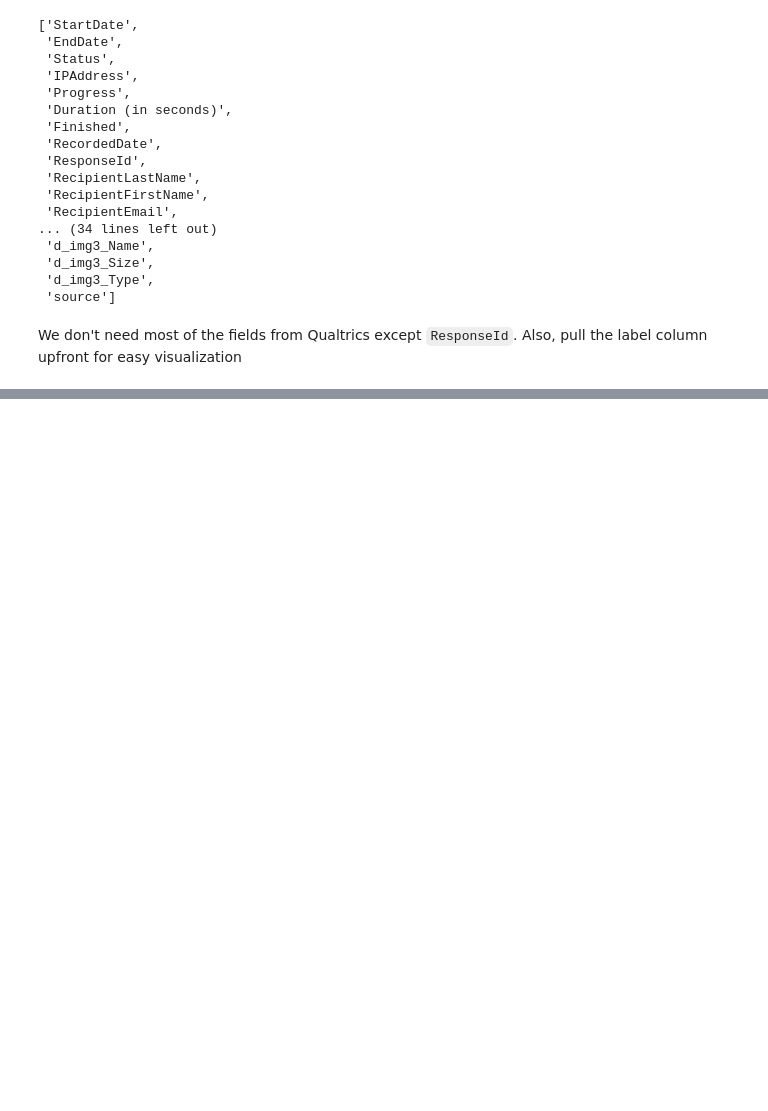
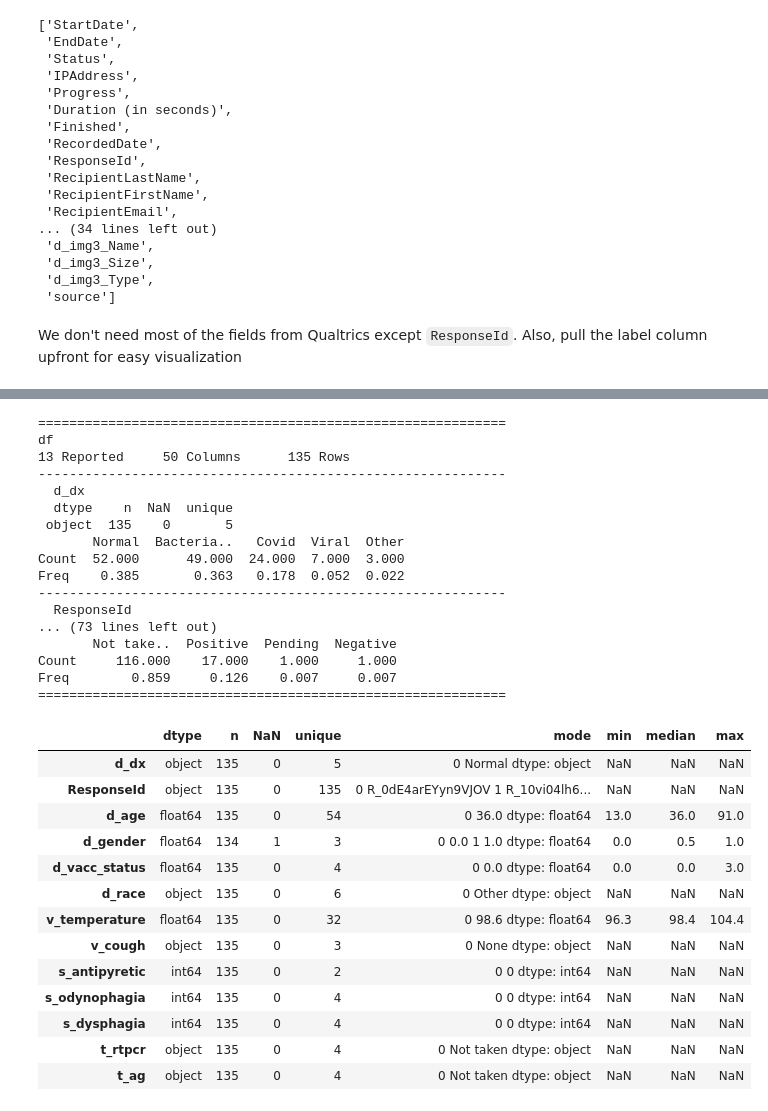
Before and after one commit to rmadhira86/w251-finalproject, a Jupyter notebook: src/visualization/eda.ipynb, the cells around one changed output, grey strips where cells are left out. Cells and saved outputs as stored; diff of their text form; code cells hidden in the pictures; blank space fills up the shorter version.

```diff
--- a/src/visualization/eda.ipynb
+++ b/src/visualization/eda.ipynb
@@ -125,0 +179,2 @@ object
+# %%
+df_clean['v_temperature'] = np.where(df_clean['v_temp_unit'] == 'Celsius', round(df_clean['v_temp_c']*1.8 +32 ,1), df_clean['v_temp_f'])
@@ -125,0 +187,16 @@ object
+# %%
+df_clean = df_clean.replace({'d_gender':{'Male':0,'Female':1},
+                 's_antipyretic': {"No":0,"Yes":1},
+                 's_odynophagia': {'None':0, 'Low':1, 'Medium':2,'High':3},
+                 's_dysphagia' : {'None':0, 'Low':1, 'Medium':2,'High':3}})
+# %%
+df_clean['t_med2'] = [str.split(
+    re.sub(r'^\s+|\s+$',  '',
+        re.sub(r',[,\s]', ',',
+               str(x).lower().replace(' and ',',').replace('antibiotics','antibiotic')
+               )),
+    ',')
+  for x in df_clean['t_med']]
+df_med = df_clean['t_med2'].explode().str.get_dummies().sum(level=0).add_prefix('t_med_')
+df_clean = df_clean.join(df_med)
+df_clean.head()
@@ -125,0 +210,42 @@ object
+# %%
+df_clean_cols = df_clean.columns
+req_cols = ['d_dx','ResponseId','d_age','d_gender','d_vacc_status','d_race','v_temperature', 'v_cough']
+symptom_cols = [c for c in df_clean_cols if c.startswith('s_') and not 'day' in c]
+treat_cols = [c for c in df_clean_cols if c.startswith('t_') and not 'date' in c and not 'med' in c]
+med_cols = [c for c in df_clean_cols if c.startswith('t_med_')]
+final_cols = req_cols + symptom_cols + treat_cols + med_cols
+# %%
+df_final = df_clean[final_cols]
+eda(df_final, req_cols+symptom_cols+treat_cols)
+# %% [output]
+============================================================
+df
+13 Reported     50 Columns      135 Rows
+------------------------------------------------------------
+  d_dx
+  dtype    n  NaN  unique
+ object  135    0       5
+       Normal  Bacteria..   Covid  Viral  Other
+Count  52.000      49.000  24.000  7.000  3.000
+Freq    0.385       0.363   0.178  0.052  0.022
+------------------------------------------------------------
+  ResponseId
+... (73 lines left out)
+       Not take..  Positive  Pending  Negative
+Count     116.000    17.000    1.000     1.000
+Freq        0.859     0.126    0.007     0.007
+============================================================
+|  | dtype | n | NaN | unique | mode | min | median | max |
+| d_dx | object | 135 | 0 | 5 | 0 Normal dtype: object | NaN | NaN | NaN |
+| ResponseId | object | 135 | 0 | 135 | 0 R_0dE4arEYyn9VJOV 1 R_10vi04lh6... | NaN | NaN | NaN |
+| d_age | float64 | 135 | 0 | 54 | 0 36.0 dtype: float64 | 13.0 | 36.0 | 91.0 |
+| d_gender | float64 | 134 | 1 | 3 | 0 0.0 1 1.0 dtype: float64 | 0.0 | 0.5 | 1.0 |
+| d_vacc_status | float64 | 135 | 0 | 4 | 0 0.0 dtype: float64 | 0.0 | 0.0 | 3.0 |
+| d_race | object | 135 | 0 | 6 | 0 Other dtype: object | NaN | NaN | NaN |
+| v_temperature | float64 | 135 | 0 | 32 | 0 98.6 dtype: float64 | 96.3 | 98.4 | 104.4 |
+| v_cough | object | 135 | 0 | 3 | 0 None dtype: object | NaN | NaN | NaN |
+| s_antipyretic | int64 | 135 | 0 | 2 | 0 0 dtype: int64 | NaN | NaN | NaN |
+| s_odynophagia | int64 | 135 | 0 | 4 | 0 0 dtype: int64 | NaN | NaN | NaN |
+| s_dysphagia | int64 | 135 | 0 | 4 | 0 0 dtype: int64 | NaN | NaN | NaN |
+| t_rtpcr | object | 135 | 0 | 4 | 0 Not taken dtype: object | NaN | NaN | NaN |
+| t_ag | object | 135 | 0 | 4 | 0 Not taken dtype: object | NaN | NaN | NaN |
```
Also changed, not shown: parts of 16 cells of this notebook.
